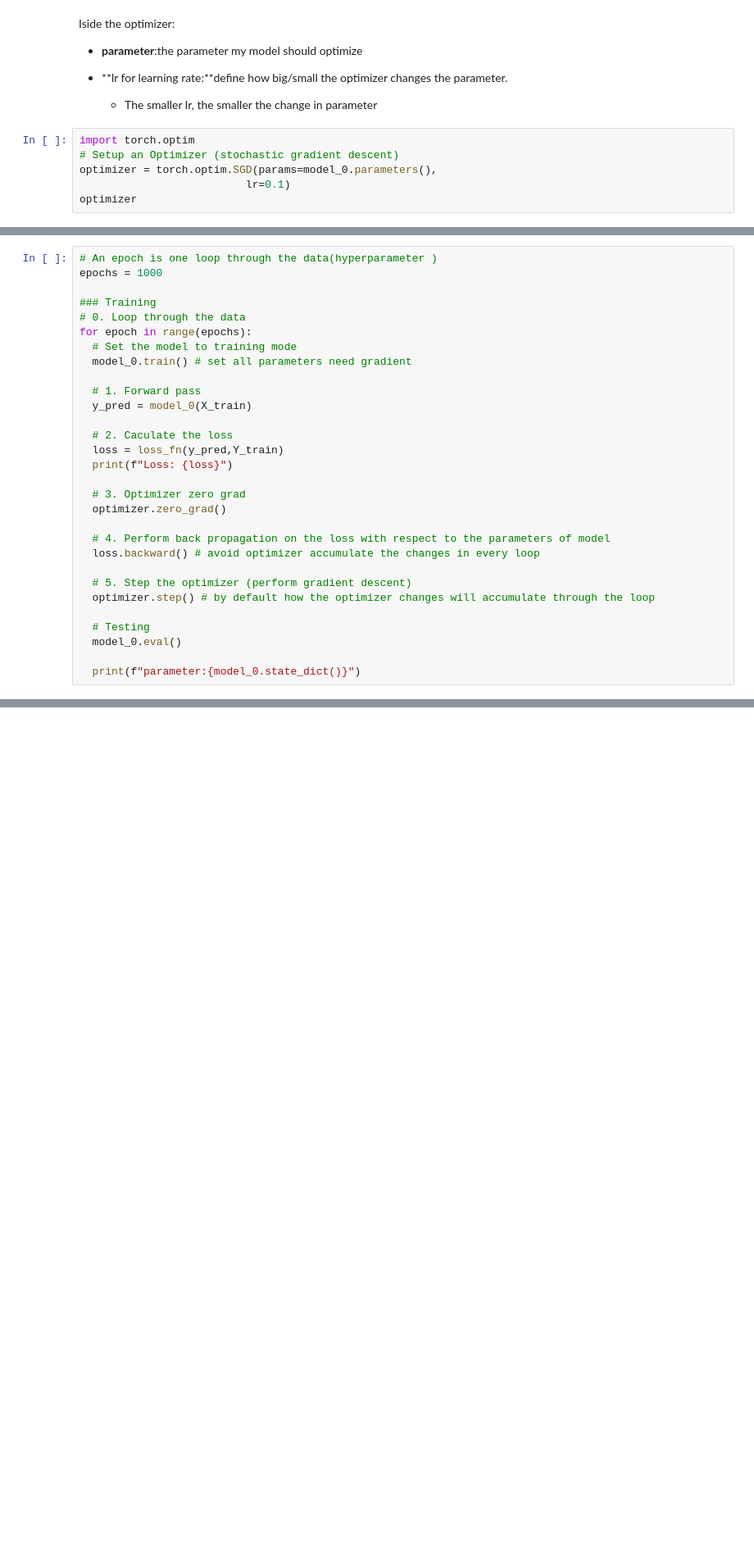
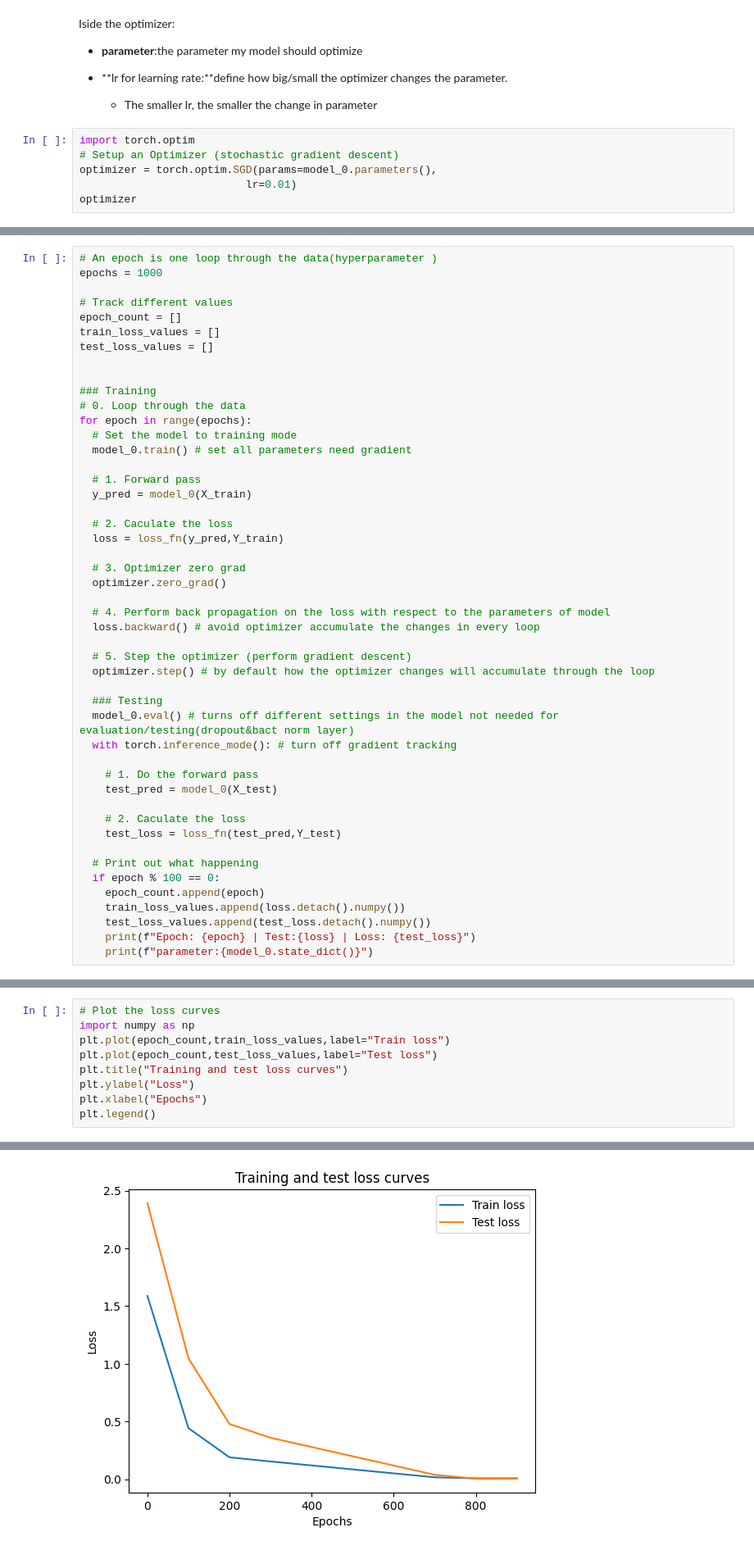
Before and after one commit to PeachTj/PyTorch-for-Deep-Learning-Bootcamp, a Jupyter notebook: Pyorch_Workflow/PyTorch_Workflow.ipynb, the cells around one changed output, grey strips where cells are left out. Shown at 82% size. Drawn from its saved outputs; the diff is of its cells as text; blank space fills up the shorter version.

Commit message:
Add the testing loop, draw loss curve

```diff
--- a/Pyorch_Workflow/PyTorch_Workflow.ipynb
+++ b/Pyorch_Workflow/PyTorch_Workflow.ipynb
@@ -271,7 +271,7 @@ Iside the optimizer:
 import torch.optim
 # Setup an Optimizer (stochastic gradient descent)
 optimizer = torch.optim.SGD(params=model_0.parameters(),
-                          lr=0.1)
+                          lr=0.01)
 optimizer
 # %% [output]
 SGD (
@@ -297,6 +302,12 @@ Parameter Group 0
 # %%
 # An epoch is one loop through the data(hyperparameter )
 epochs = 1000
+
+# Track different values
+epoch_count = []
+train_loss_values = []
+test_loss_values = []
+
 
 ### Training
 # 0. Loop through the data
@@ -309,7 +320,6 @@ for epoch in range(epochs):
 
   # 2. Caculate the loss
   loss = loss_fn(y_pred,Y_train)
-  print(f"Loss: {loss}")
 
   # 3. Optimizer zero grad
   optimizer.zero_grad()
@@ -320,8 +330,21 @@ for epoch in range(epochs):
   # 5. Step the optimizer (perform gradient descent)
   optimizer.step() # by default how the optimizer changes will accumulate through the loop
 
-  # Testing
-  model_0.eval()
+  ### Testing
+  model_0.eval() # turns off different settings in the model not needed for evaluation/testing(dropout&bact norm layer)
+  with torch.inference_mode(): # turn off gradient tracking
 
-  print(f"parameter:{model_0.state_dict()}")
+    # 1. Do the forward pass
+    test_pred = model_0(X_test)
+
+    # 2. Caculate the loss
+    test_loss = loss_fn(test_pred,Y_test)
+
+  # Print out what happening
+  if epoch % 100 == 0:
+    epoch_count.append(epoch)
+    train_loss_values.append(loss.detach().numpy())
+    test_loss_values.append(test_loss.detach().numpy())
+    print(f"Epoch: {epoch} | Test:{loss} | Loss: {test_loss}")
+    print(f"parameter:{model_0.state_dict()}")
 # %% [output]
@@ -344,0 +391,10 @@ parameter:OrderedDict([('weight', tensor([0.6544])), ('bias', tensor([0.3576]))]
+# %%
+# Plot the loss curves
+import numpy as np
+plt.plot(epoch_count,train_loss_values,label="Train loss")
+plt.plot(epoch_count,test_loss_values,label="Test loss")
+plt.title("Training and test loss curves")
+plt.ylabel("Loss")
+plt.xlabel("Epochs")
+plt.legend()
+# %% [output]
@@ -345,3 +402,4 @@ parameter:OrderedDict([('weight', tensor([0.6544])), ('bias', tensor([0.3576]))]
+[figure, added]
 # %%
 model_0.state_dict()
 # %% [output]
```
Also changed, not shown: parts of 8 cells of this notebook.
